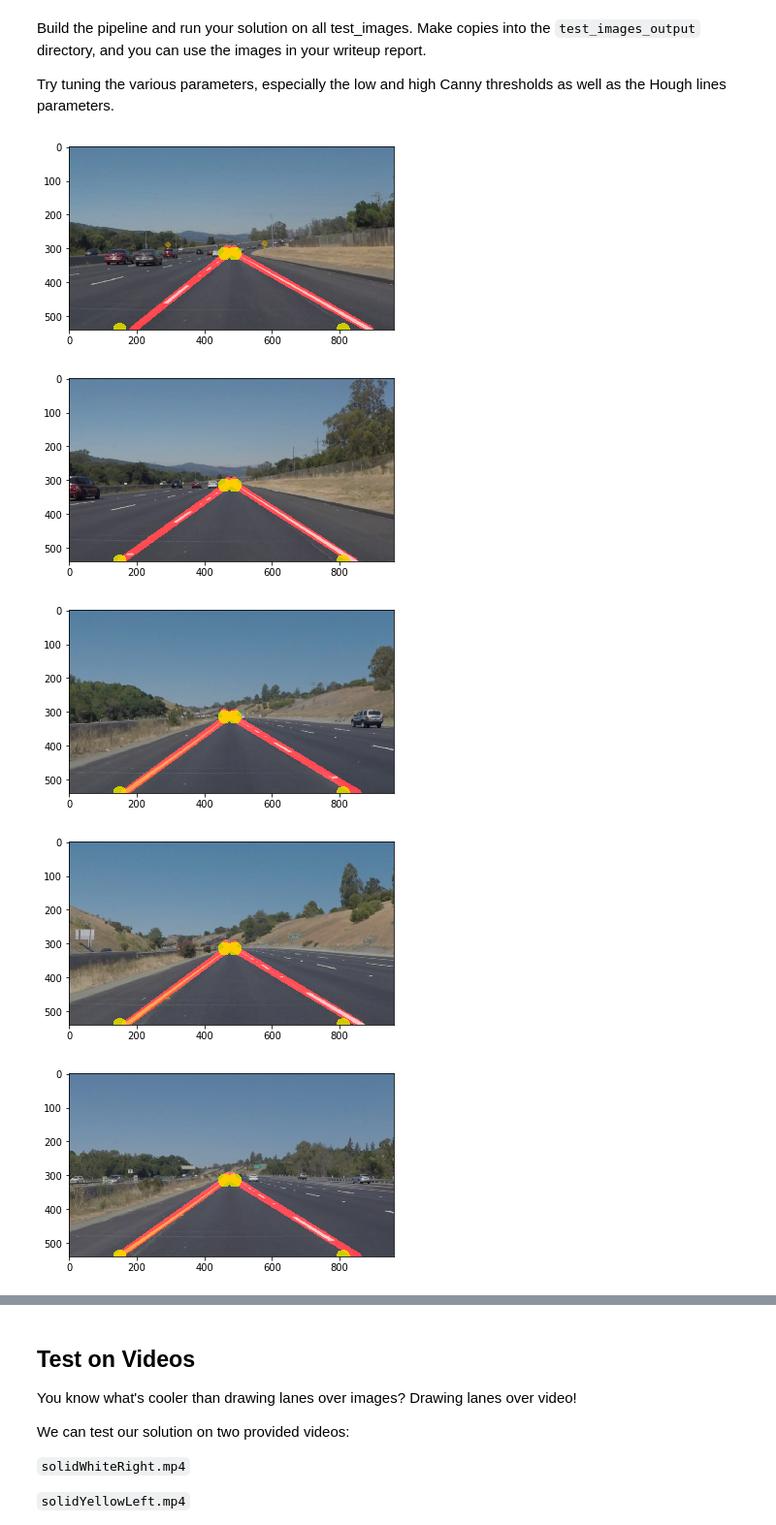
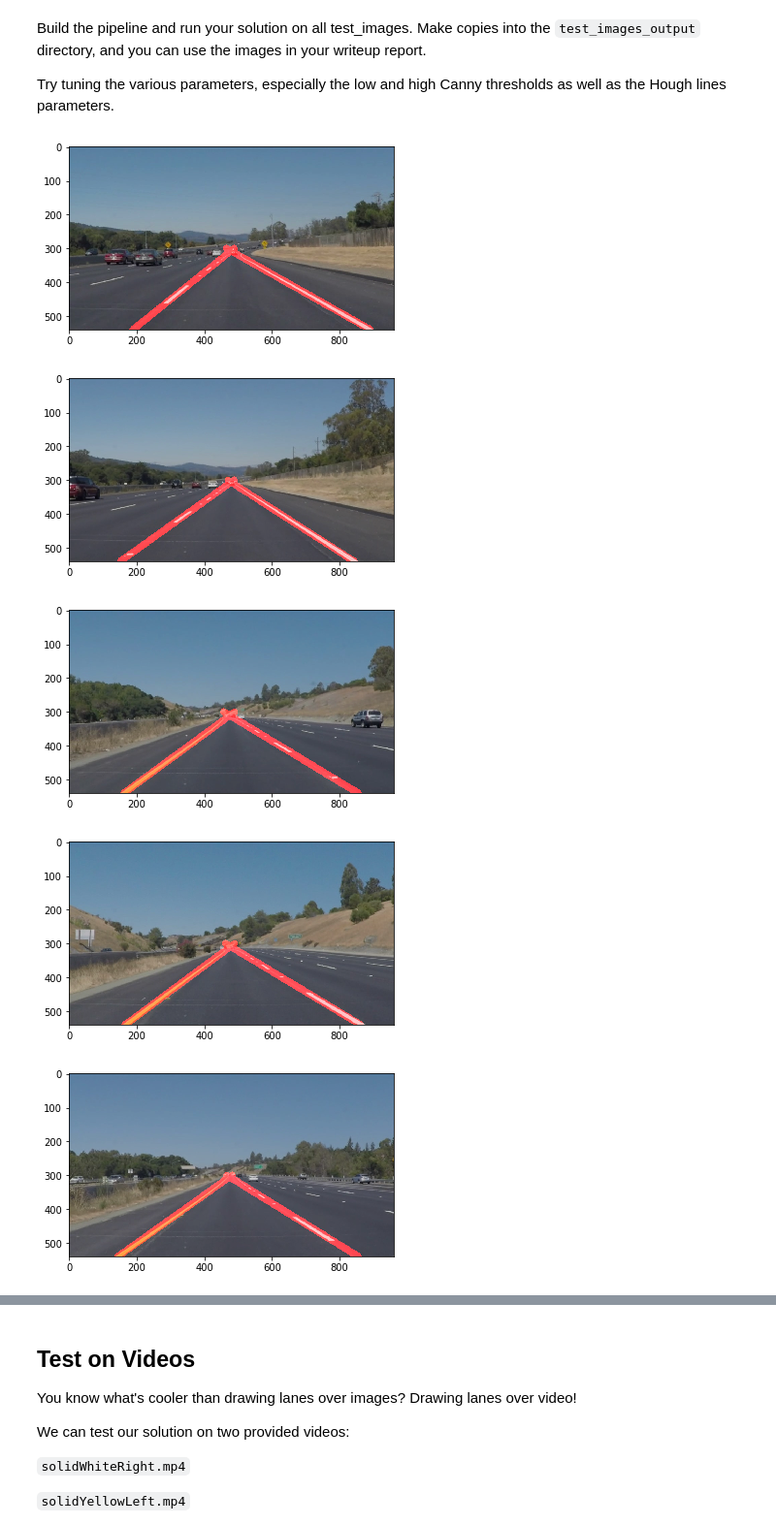
Before and after one commit to pineal/CarND-LaneLines-P1, a Jupyter notebook: P1.ipynb, the cells around one changed output, grey strips where cells are left out. Shown at 97% size. Cells and saved outputs as stored; diff of their text form; code cells hidden in the pictures.

```diff
--- a/P1.ipynb
+++ b/P1.ipynb
@@ -147,18 +147,18 @@ def draw_lines(img, lines, color=[255, 0, 0], thickness=2):
 
 def draw_lines_improved(img, lines, color=[255, 0, 0], thickness=20):
 
+    if lines is None or img is None:
+        return
+
     # Y = kX + b
     # avg_current = (avg_prev * N + val_current) / N + 1
-
-    if lines is None:
-        return
-
 
     l_x1_avg, l_x2_avg, l_y1_avg, l_y2_avg = 0.0, 0.0, 0.0, 0.0
     r_x1_avg, r_x2_avg, r_y1_avg, r_y2_avg = 0.0, 0.0, 0.0, 0.0
 
-    N = 0
-    M = 0
+    # N: count of left lines, M: count of right lines
+    N, M = 0, 0
+
     for line in lines:
         for x1, y1, x2, y2 in line:
             slope = (y2 - y1) / (x2 - x1)
@@ -175,10 +175,10 @@ def draw_lines_improved(img, lines, color=[255, 0, 0], thickness=20):
                 l_y2_avg = float(l_y2_avg * N + y2) / float(N + 1)
                 N = N + 1
 
-    cv2.circle(img,(int(l_x1_avg), int(l_y1_avg)), 5, (0,255,0), -1)
-    cv2.circle(img,(int(l_x2_avg), int(l_y2_avg)), 5, (0,255,0), -1)
-    cv2.circle(img,(int(r_x1_avg), int(r_y1_avg)), 5, (0,255,0), -1)
-    cv2.circle(img,(int(r_x2_avg), int(r_y2_avg)), 5, (0,255,0), -1)
+    #cv2.circle(img,(int(l_x1_avg), int(l_y1_avg)), 5, (0,255,0), -1)
+    #cv2.circle(img,(int(l_x2_avg), int(l_y2_avg)), 5, (0,255,0), -1)
+    #cv2.circle(img,(int(r_x1_avg), int(r_y1_avg)), 5, (0,255,0), -1)
+    #cv2.circle(img,(int(r_x2_avg), int(r_y2_avg)), 5, (0,255,0), -1)
 
 
 
@@ -262,53 +262,62 @@ def process_img(img):
 
     # 1. Read in and grayscale the image
     gray = grayscale(img)
+    #plt.imshow(gray)
+    #plt.show()
 
 
     # 2. Define a kernel size and apply Gaussian smoothing
     kernel_size = 5
     blurred = gaussian_blur(gray, kernel_size) # apply a gaussian blur
-
+    #plt.imshow(blurred)
+    #plt.show()
 
     # 3. Define our parameters for Canny and apply
     canny_low_threshold = 75
     canny_high_threshold = 150
     edges = canny(blurred, canny_low_threshold, canny_high_threshold)
+    #plt.imshow(edges)
+    #plt.show()
 
 
+    # 4. Define a mask of region that we are interested
 
-    # 4. Define a mask
+    #cv2.circle(img,(150,img.shape[0]), 20, (255,255,0), -1)
+    #cv2.circle(img,(460,315), 20, (255,255,0), -1)
+    #cv2.circle(img,(490,315), 20, (255,255,0), -1)
+    #cv2.circle(img,(img.shape[1]-150,img.shape[0]), 20, (255,255,0), -1)
 
-    cv2.circle(img,(150,img.shape[0]), 20, (255,255,0), -1)
-    cv2.circle(img,(460,315), 20, (255,255,0), -1)
-    cv2.circle(img,(490,315), 20, (255,255,0), -1)
-    cv2.circle(img,(img.shape[1]-150,img.shape[0]), 20, (255,255,0), -1)
     vertices = np.array([[(0,img.shape[0]-50),(460, 315), (490, 315), (img.shape[1],img.shape[0]-50)]], dtype=np.int32)
     masked = region_of_interest(edges, vertices)
+    #plt.imshow(masked)
+    #plt.show()
+
+
     # 5. Define the Hough transform parameters
     # Make a blank the same size as our image to draw on
 
     rho = 2
     theta = np.pi/180
     hough_threshold = 100
     min_line_len = 25
     max_line_gap = 25
 
     lines = hough_lines(masked, rho, theta, hough_threshold, min_line_len, max_line_gap)
-    # 6. Weight the draw lines to original image
-
-    result = weighted_img(lines, img)
+    #plt.imshow(lines)
+    #plt.show()
 
 
-    return result
+    # 6. Weight the draw lines to original image
+    return weighted_img(lines, img)
 
 
 for img in os.listdir("test_images/"):
     image = mpimg.imread("test_images/" + img)
     plt.imshow(process_img(image))
     plt.show()
 # %% [output]
-[figure, old version]
+[figure, new version]
-[figure, old version]
+[figure, new version]
-[figure, old version]
+[figure, new version]
-[figure, old version]
+[figure, new version]
-[figure, old version]
+[figure, new version]
```
Also changed, not shown: parts of 4 cells of this notebook, 10 other files.
